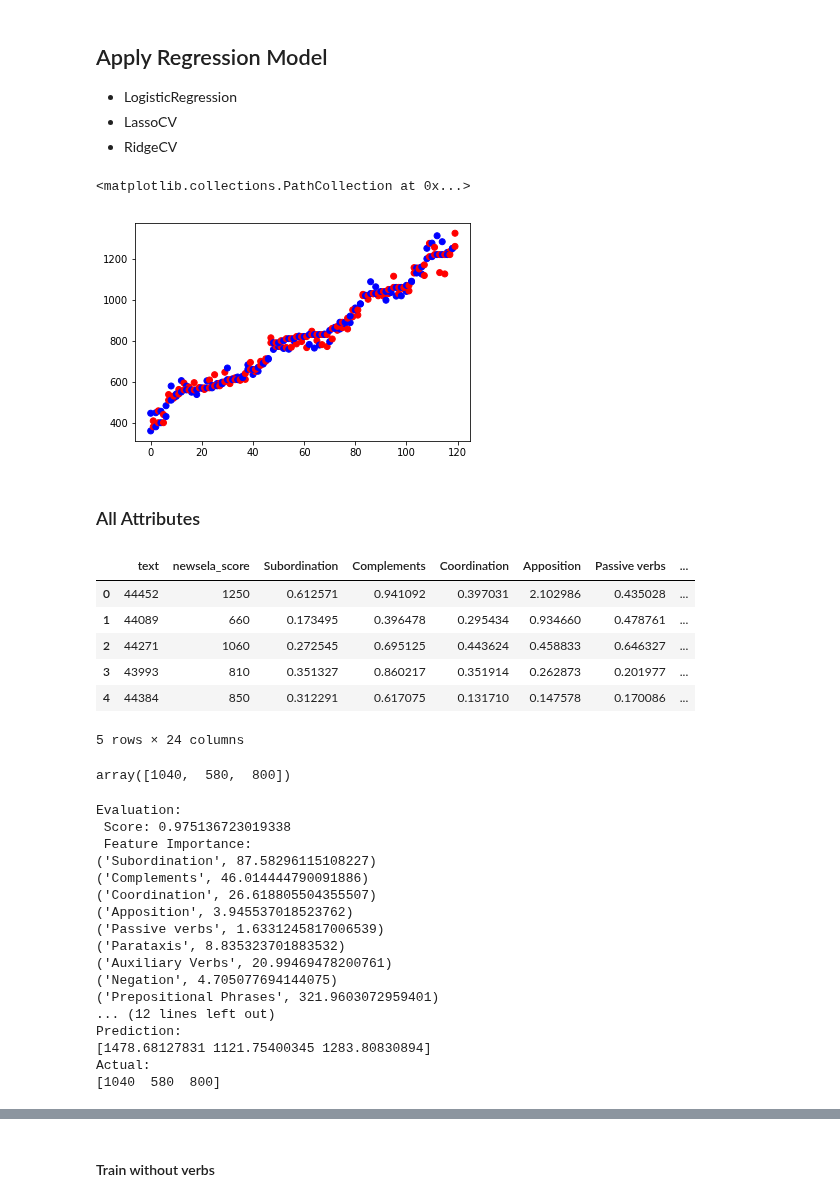
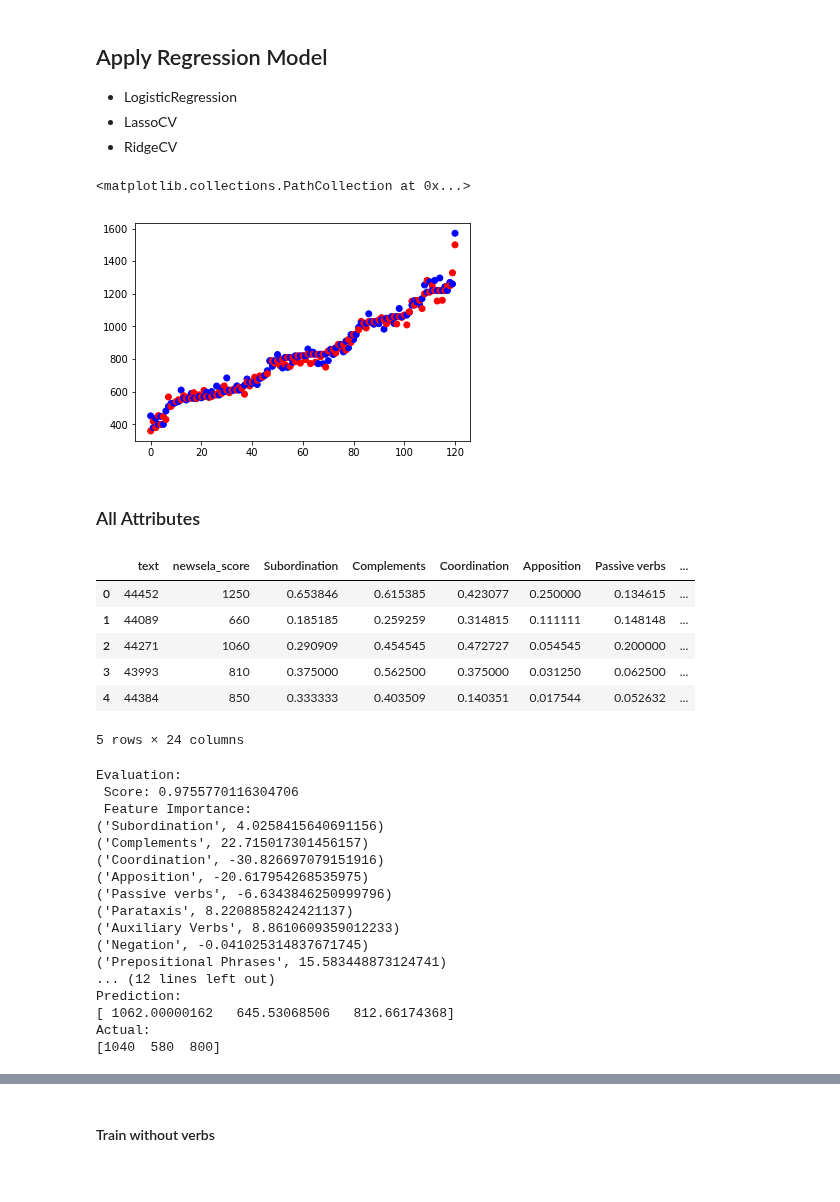
Before and after one commit to PaulOpu/TS_LossFunction, a Jupyter notebook: code/Opuchlich_FeatureRegression.ipynb, the cells around one changed output, grey strips where cells are left out. Saved outputs shown, nothing was run; the diff lists cells and outputs as text; code cells hidden in the pictures.

```diff
--- a/code/Opuchlich_FeatureRegression.ipynb
+++ b/code/Opuchlich_FeatureRegression.ipynb
@@ -142,3 +161,5 @@ from sklearn.metrics import mean_squared_error
+# %%
+plot_df = pd.read_csv("data/newsela/text_features.csv",sep=",")
 # %%
 def train_eval_model(x_train,y_train,x_test,y_test,model_fn):
     if model_fn == linear_model.LogisticRegressionCV:
@@ -180,31 +206,29 @@ X_test,y_test = np.array(X_test),np.array(y_test)
 # %%
 sorted_data = plot_df.sort_values("newsela_score",ascending=True)
 X_sorted = sorted_data[plot_df.columns[2:-1]].values
 y_sorted = sorted_data["newsela_score"]
-predictions = lasso.predict(X_sorted)
+model = linear_model.RidgeCV()
+model.fit(plot_df[plot_df.columns[2:-1]],plot_df["newsela_score"])
+predictions = model.predict(X_sorted)
 plt.scatter(x=[range(len(plot_df)),range(len(plot_df))],y=[predictions,y_sorted],c=["blue","red"])
 # %% [output]
 <matplotlib.collections.PathCollection at 0x...>
-[figure, old version]
+[figure, new version]
 # %% [markdown]
 ### All Attributes
 # %%
 plot_df.head()
 # %% [output]
 |  | text | newsela_score | Subordination | Complements | Coordination | Apposition | Passive verbs | ... |
-| 0 | 44452 | 1250 | 0.612571 | 0.941092 | 0.397031 | 2.102986 | 0.435028 | ... |
-| 1 | 44089 | 660 | 0.173495 | 0.396478 | 0.295434 | 0.934660 | 0.478761 | ... |
-| 2 | 44271 | 1060 | 0.272545 | 0.695125 | 0.443624 | 0.458833 | 0.646327 | ... |
-| 3 | 43993 | 810 | 0.351327 | 0.860217 | 0.351914 | 0.262873 | 0.201977 | ... |
-| 4 | 44384 | 850 | 0.312291 | 0.617075 | 0.131710 | 0.147578 | 0.170086 | ... |
+| 0 | 44452 | 1250 | 0.653846 | 0.615385 | 0.423077 | 0.250000 | 0.134615 | ... |
+| 1 | 44089 | 660 | 0.185185 | 0.259259 | 0.314815 | 0.111111 | 0.148148 | ... |
+| 2 | 44271 | 1060 | 0.290909 | 0.454545 | 0.472727 | 0.054545 | 0.200000 | ... |
+| 3 | 43993 | 810 | 0.375000 | 0.562500 | 0.375000 | 0.031250 | 0.062500 | ... |
+| 4 | 44384 | 850 | 0.333333 | 0.403509 | 0.140351 | 0.017544 | 0.052632 | ... |
 5 rows × 24 columns
-# %%
-y_test
-# %% [output]
-array([1040,  580,  800])
 # %%
 #RidgeCV
-eval_exclude_cols(
+model = eval_exclude_cols(
     plot_df,
     [],
     X_test,
@@ -213,19 +237,19 @@ eval_exclude_cols(
 )
 # %% [output]
 Evaluation:
- Score: 0.975136723019338
+ Score: 0.9755770116304706
  Feature Importance:
-('Subordination', 87.58296115108227)
-('Complements', 46.014444790091886)
-('Coordination', 26.618805504355507)
-('Apposition', 3.945537018523762)
-('Passive verbs', 1.6331245817006539)
-('Parataxis', 8.835323701883532)
-('Auxiliary Verbs', 20.99469478200761)
-('Negation', 4.705077694144075)
-('Prepositional Phrases', 321.9603072959401)
+('Subordination', 4.0258415640691156)
+('Complements', 22.715017301456157)
+('Coordination', -30.826697079151916)
+('Apposition', -20.617954268535975)
+('Passive verbs', -6.6343846250999796)
+('Parataxis', 8.2208858242421137)
+('Auxiliary Verbs', 8.8610609359012233)
+('Negation', -0.041025314837671745)
+('Prepositional Phrases', 15.583448873124741)
 ... (12 lines left out)
 Prediction:
-[1478.68127831 1121.75400345 1283.80830894]
+[ 1062.00000162   645.53068506   812.66174368]
 Actual:
 [1040  580  800]
```
Also changed, not shown: parts of 30 cells of this notebook, 3 other files.
